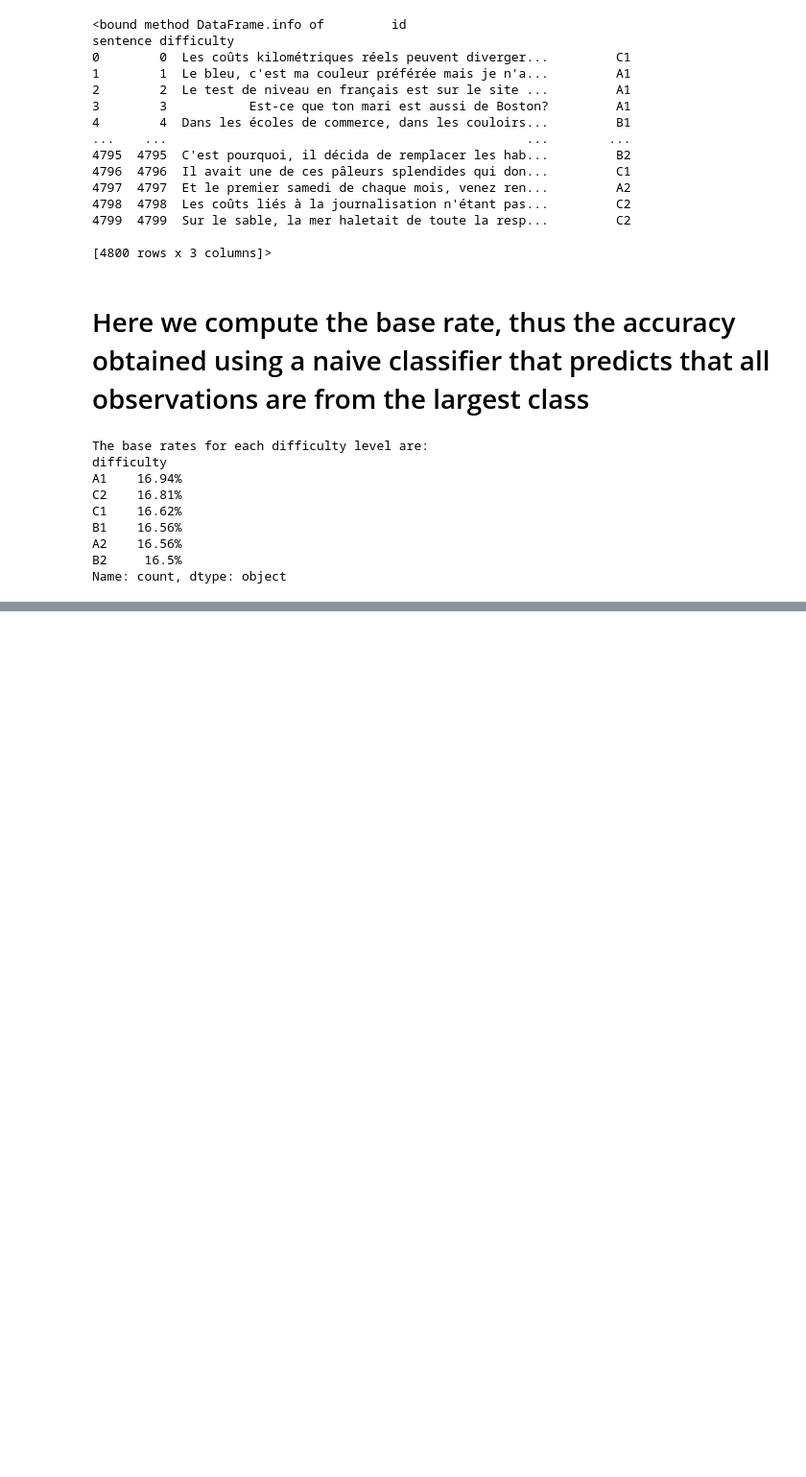
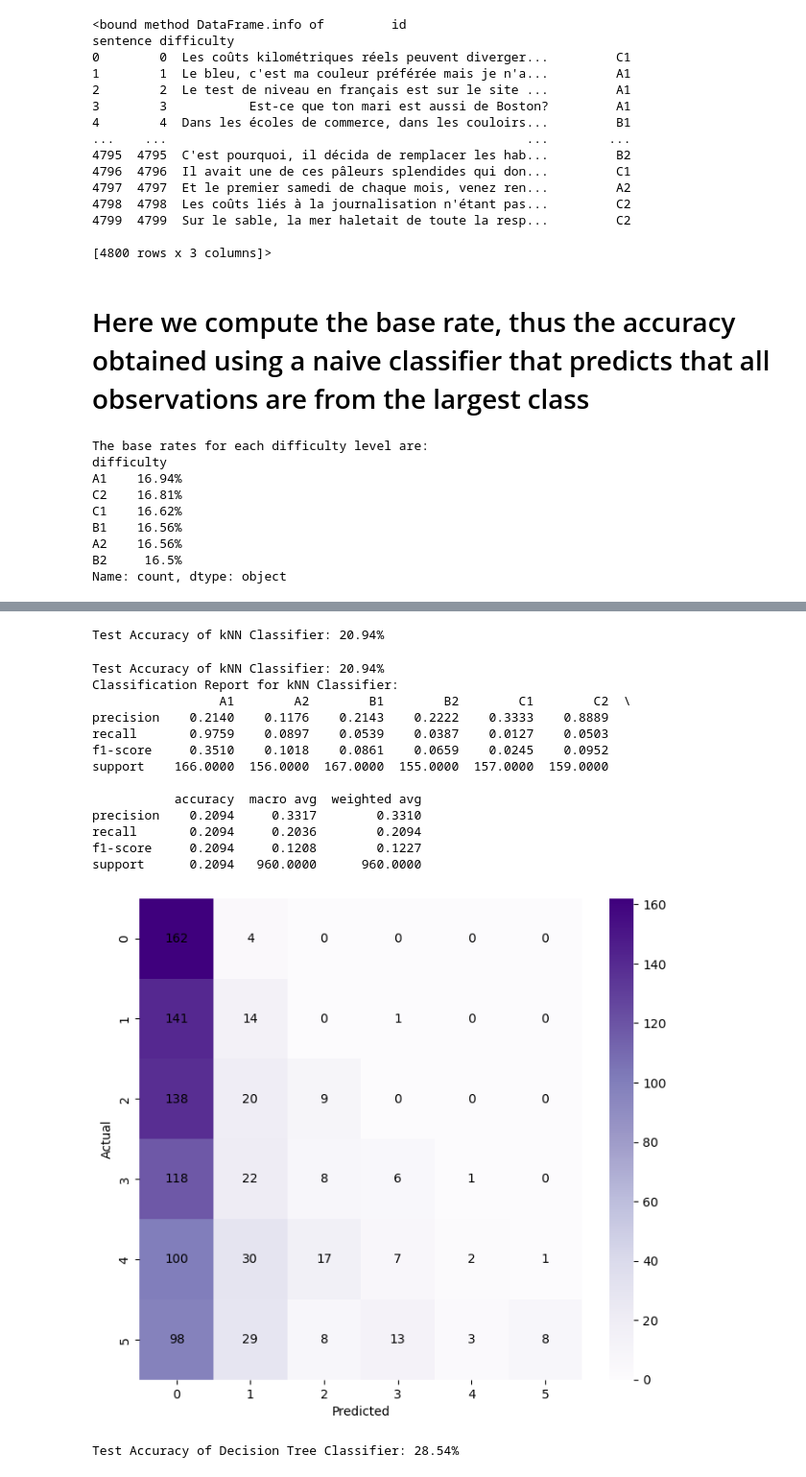
Before and after one commit to BeatriceVaienti/dsml_project, a Jupyter notebook: notebooks/preliminaryEv.ipynb, the cells around one changed output, grey strips where cells are left out. Shown at 96% size. Cells and saved outputs as stored; diff of their text form; code cells hidden in the pictures; blank space fills up the shorter version.

```diff
--- a/notebooks/preliminaryEv.ipynb
+++ b/notebooks/preliminaryEv.ipynb
@@ -60,0 +142,65 @@ Name: count, dtype: object
+# %%
+## kNN CLASSIFIER
+
+# Initialize the kNN classifier
+knn_classifier = KNeighborsClassifier()
+
+# Train the kNN classifier on the training data
+knn_classifier.fit(X_train, y_train)
+
+# Make predictions on the test data
+predictions_knn = knn_classifier.predict(X_test)
+# %% [output]
+Test Accuracy of kNN Classifier: 20.94%
+# %%
+## EVALUATE kNN CLASSIFIER
+
+# Calculate accuracy score
+test_accuracy_knn = accuracy_score(y_test, predictions_knn) * 100
+print(f"Test Accuracy of kNN Classifier: {test_accuracy_knn:.2f}%")
+
+# Display classification matrix
+report_knn = classification_report(y_test, predictions_knn, output_dict=True)
+report_df_knn = pd.DataFrame(report_knn).round(4)
+print("Classification Report for kNN Classifier:")
+print(report_df_knn)
+
+# Display confusion matrix
+conf_matrix_knn = confusion_matrix(y_test, predictions_knn)
+fig, ax = plt.subplots(figsize=(8,7))
+sns.heatmap(conf_matrix_knn, fmt='d', cmap='Purples', ax=ax, annot_kws={"size": 10})
+for i in range(len(conf_matrix_knn)):
+    for j in range(len(conf_matrix_knn)):
+        ax.text(j+0.5, i+0.5, conf_matrix_knn[i, j], ha='center', va='center', color='black', fontsize=10)
+plt.ylabel('Actual')
+plt.xlabel('Predicted')
+plt.show()
+# %% [output]
+Test Accuracy of kNN Classifier: 20.94%
+Classification Report for kNN Classifier:
+                 A1        A2        B1        B2        C1        C2  \
+precision    0.2140    0.1176    0.2143    0.2222    0.3333    0.8889
+recall       0.9759    0.0897    0.0539    0.0387    0.0127    0.0503
+f1-score     0.3510    0.1018    0.0861    0.0659    0.0245    0.0952
+support    166.0000  156.0000  167.0000  155.0000  157.0000  159.0000
+
+           accuracy  macro avg  weighted avg
+precision    0.2094     0.3317        0.3310
+recall       0.2094     0.2036        0.2094
+f1-score     0.2094     0.1208        0.1227
+support      0.2094   960.0000      960.0000
+[figure, added]
+# %%
+## DECISION TREE CLASSIFIER
+
+# Initialize the Decision Tree classifier
+random_seed = 1234
+decision_tree_classifier = DecisionTreeClassifier(max_depth=5, random_state=random_seed)
+
+# Train the Decision Tree classifier on the training data
+decision_tree_classifier.fit(X_train, y_train)
+
+# Make predictions on the test data
+predictions_DecisionTree = decision_tree_classifier.predict(X_test)
+# %% [output]
+Test Accuracy of Decision Tree Classifier: 28.54%
```
Also changed, not shown: parts of 10 cells of this notebook.
